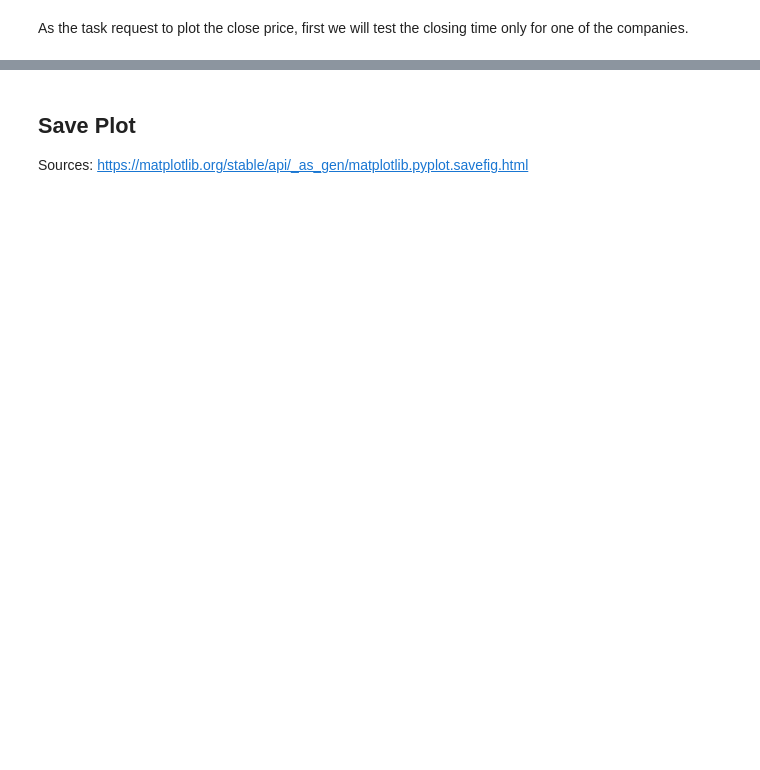
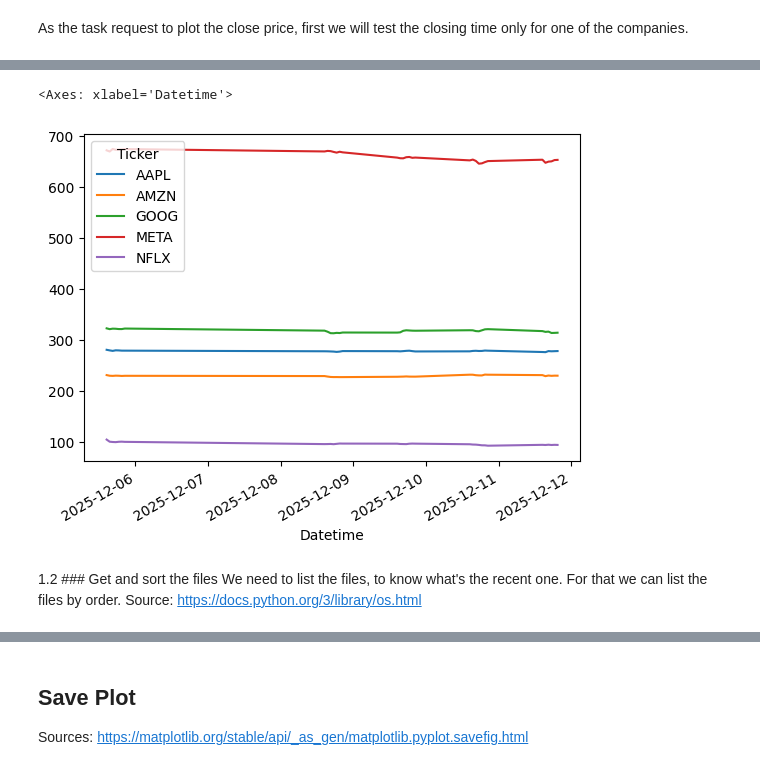
Before and after one commit to tanyasanjuan/computer-infrastructure, a Jupyter notebook: problems.ipynb, the cells around one changed output, grey strips where cells are left out. Cells and saved outputs as stored; diff of their text form; code cells hidden in the pictures; blank space fills up the shorter version.

Commit message:
restructure problem 2, adding some markdowns to describe the process in Sort and list files

```diff
--- a/problems.ipynb
+++ b/problems.ipynb
@@ -365,0 +368,10 @@ df['Close']
+# %%
+# Test, plot closing price of FAANG.
+df[('Close')].plot()
+# %% [output]
+<Axes: xlabel='Datetime'>
+[figure, added]
+# %% [markdown]
+1.2 ### Get and sort the files
+We need to list the files, to know what's the recent one. For that we can list the files by order.
+Source: https://docs.python.org/3/library/os.html
```
Also changed, not shown: parts of 27 cells of this notebook, 1 other file.
